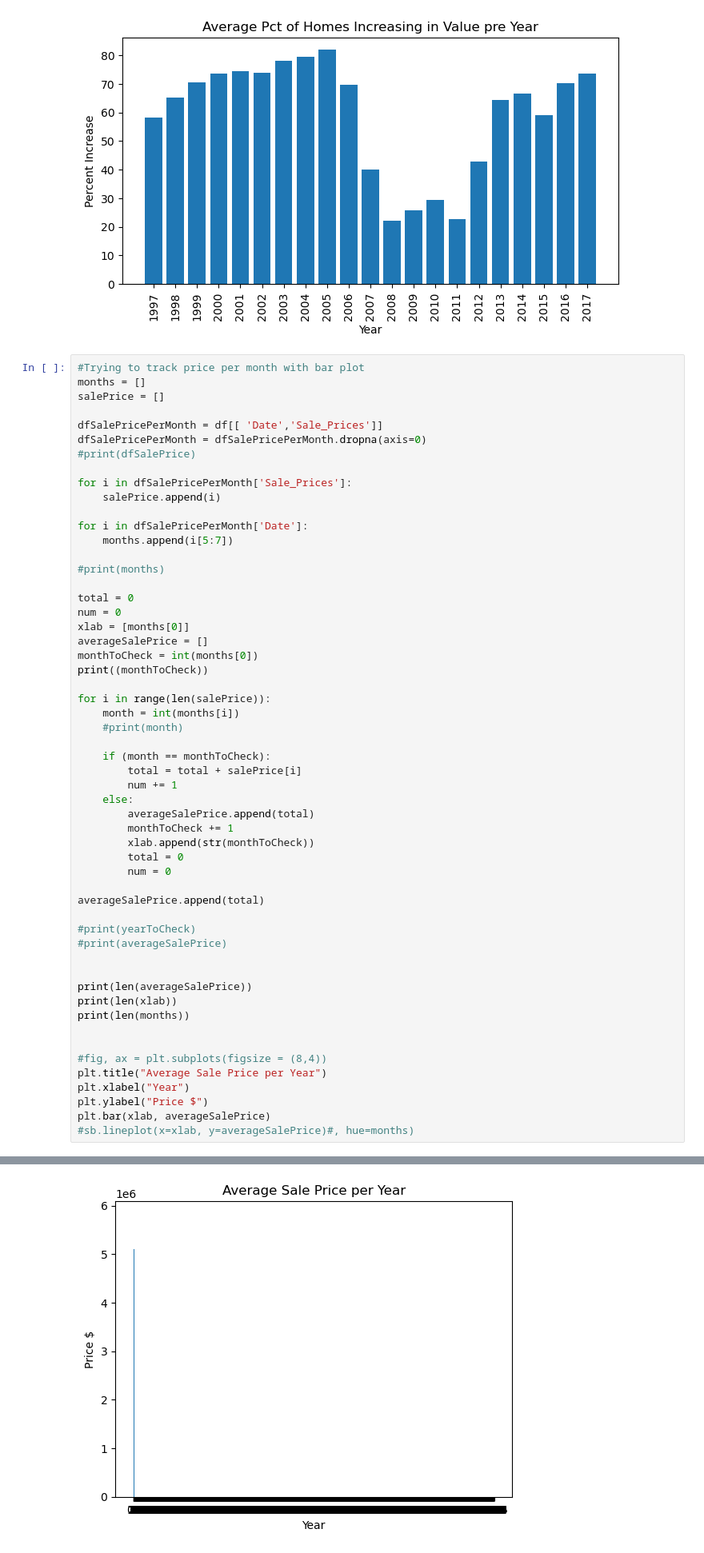
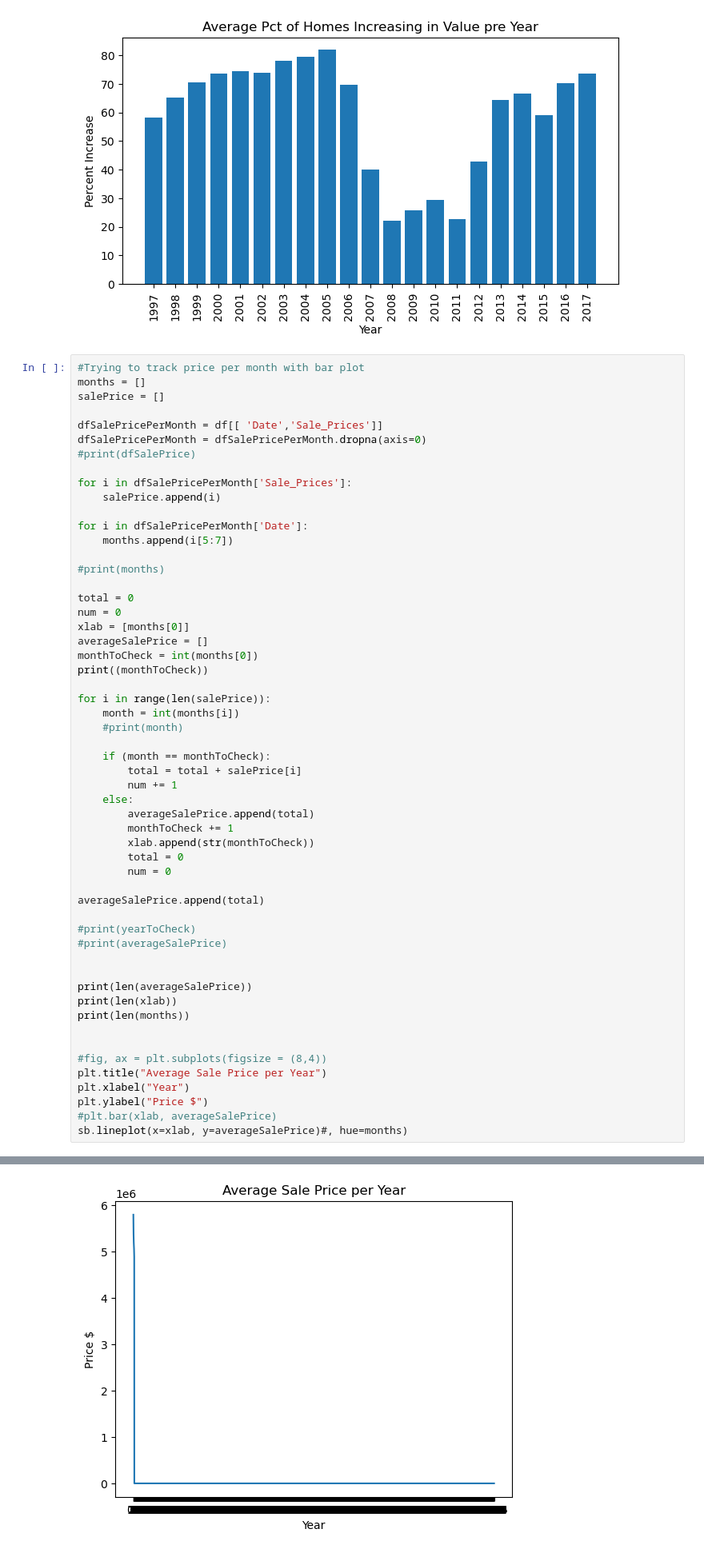
Before and after one commit to MikePlekan/Real-Estate-project, a Jupyter notebook: LookingAtData.ipynb, the cells around one changed output, grey strips where cells are left out. Shown: that part at 80% size. Cells and saved outputs as stored; diff of their text form.

```diff
--- a/LookingAtData.ipynb
+++ b/LookingAtData.ipynb
@@ -370,8 +370,8 @@ print(len(months))
 plt.title("Average Sale Price per Year")
 plt.xlabel("Year")
 plt.ylabel("Price $")
-plt.bar(xlab, averageSalePrice)
-#sb.lineplot(x=xlab, y=averageSalePrice)#, hue=months)
+#plt.bar(xlab, averageSalePrice)
+sb.lineplot(x=xlab, y=averageSalePrice)#, hue=months)
 # %% [output]
 3
 3724
@@ -381,4 +381,4 @@ plt.bar(xlab, averageSalePrice)
-[figure, old version]
+[figure, new version]
 # %%
 # Trying to track price changes per month with 12 different line plots for each month
 years = []
```
Also changed, not shown: parts of 1 cell of this notebook.
